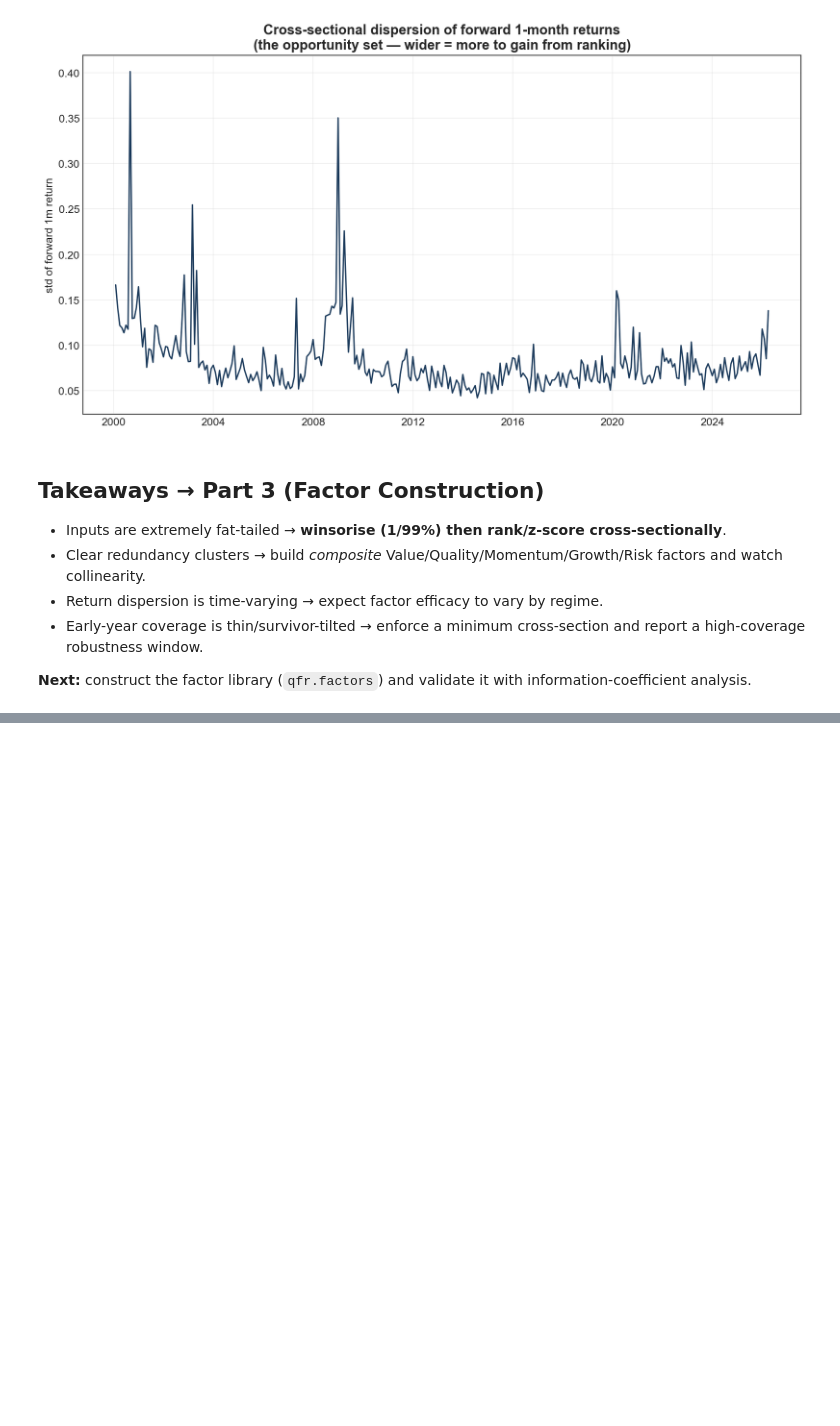
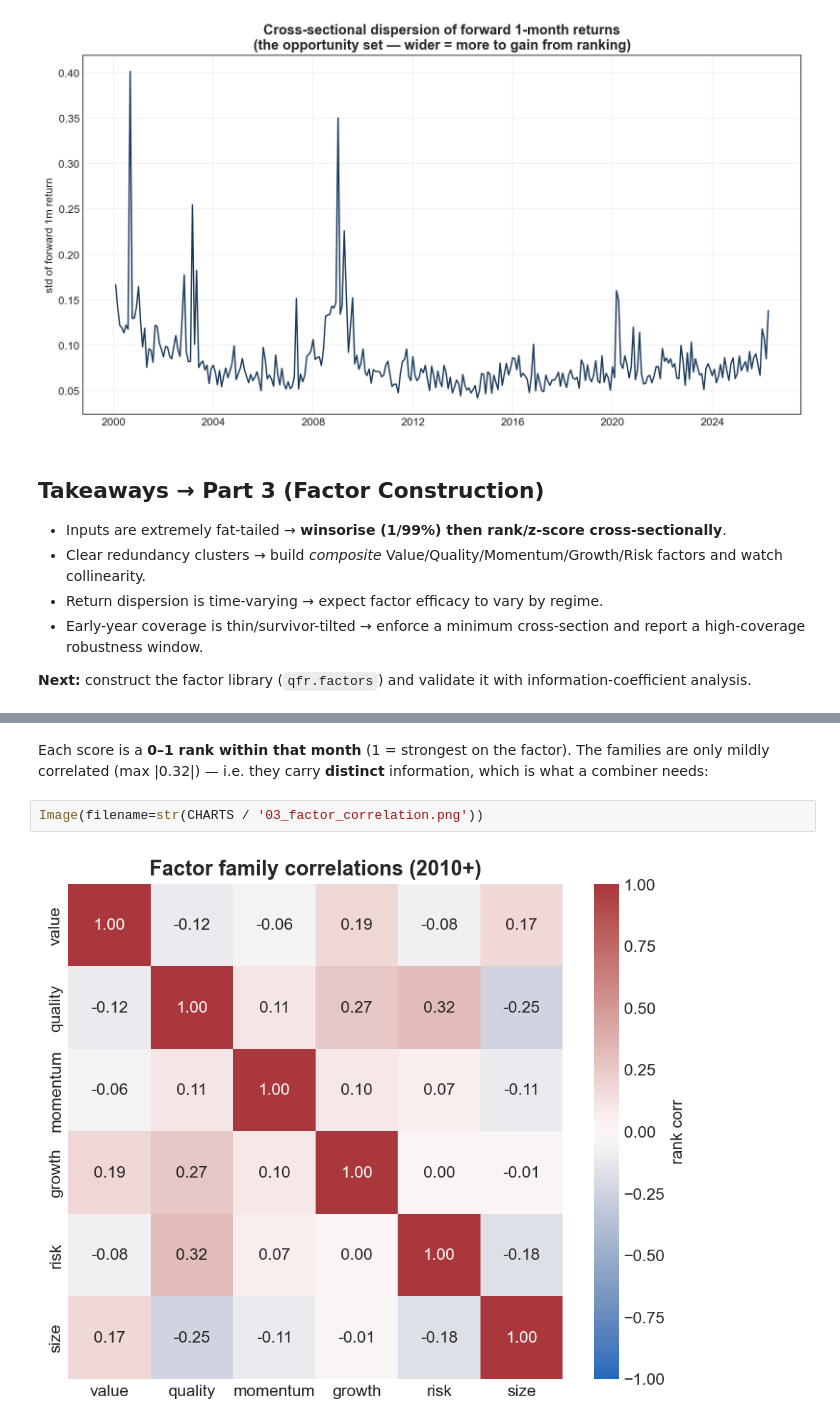
Before and after one commit to Taff1887/quant-factor-ranking, a Jupyter notebook: notebooks/research.ipynb, the cells around one changed output, grey strips where cells are left out. Saved outputs shown, nothing was run; the diff lists cells and outputs as text; blank space fills up the shorter version.

```diff
--- a/notebooks/research.ipynb
+++ b/notebooks/research.ipynb
@@ -256,0 +287,7 @@ analysis.
+# %% [markdown]
+Each score is a **0–1 rank within that month** (1 = strongest on the factor). The families are only
+mildly correlated (max |0.32|) — i.e. they carry **distinct** information, which is what a combiner needs:
+# %%
+Image(filename=str(CHARTS / '03_factor_correlation.png'))
+# %% [output]
+[figure, added]
```
Also changed, not shown: parts of 13 cells of this notebook.
